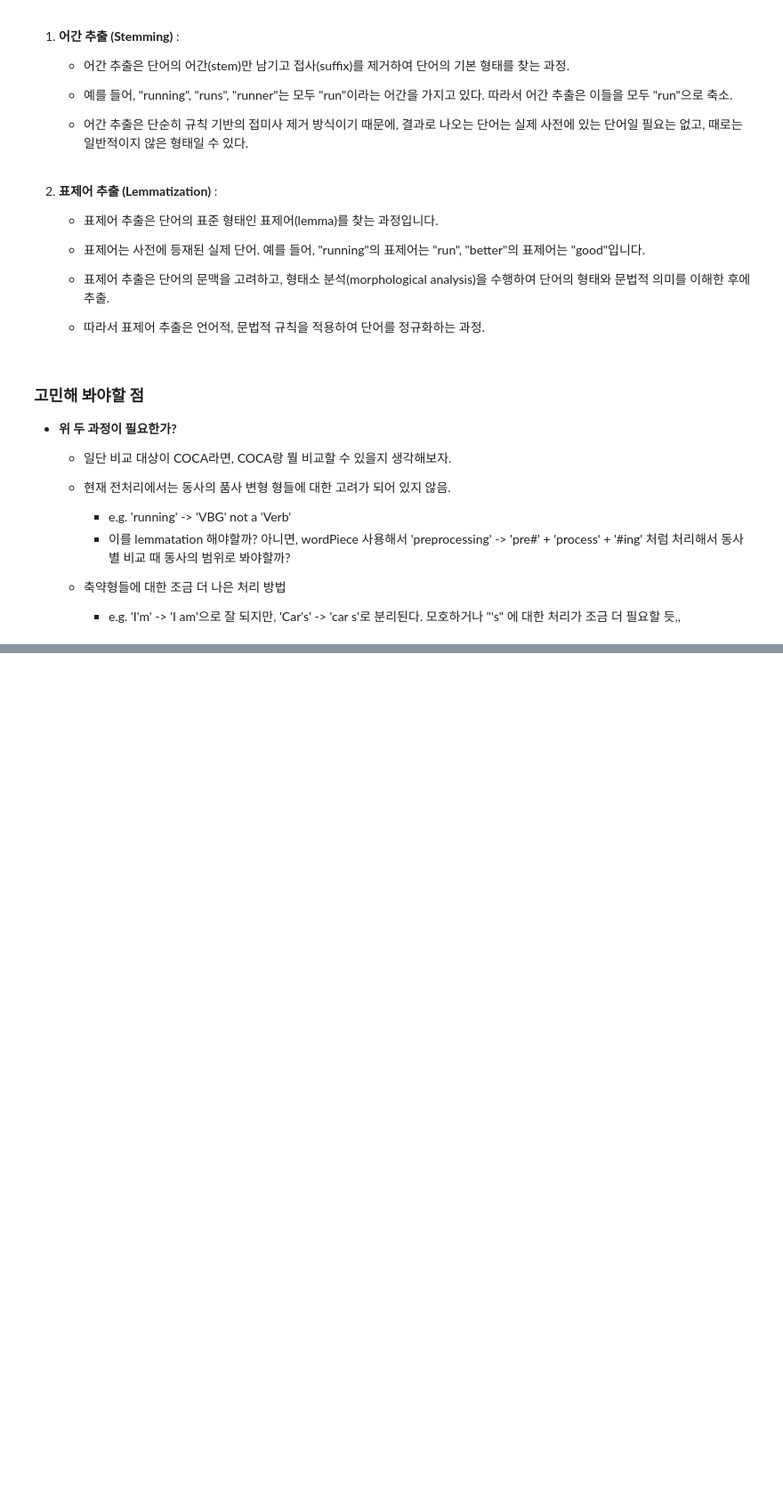
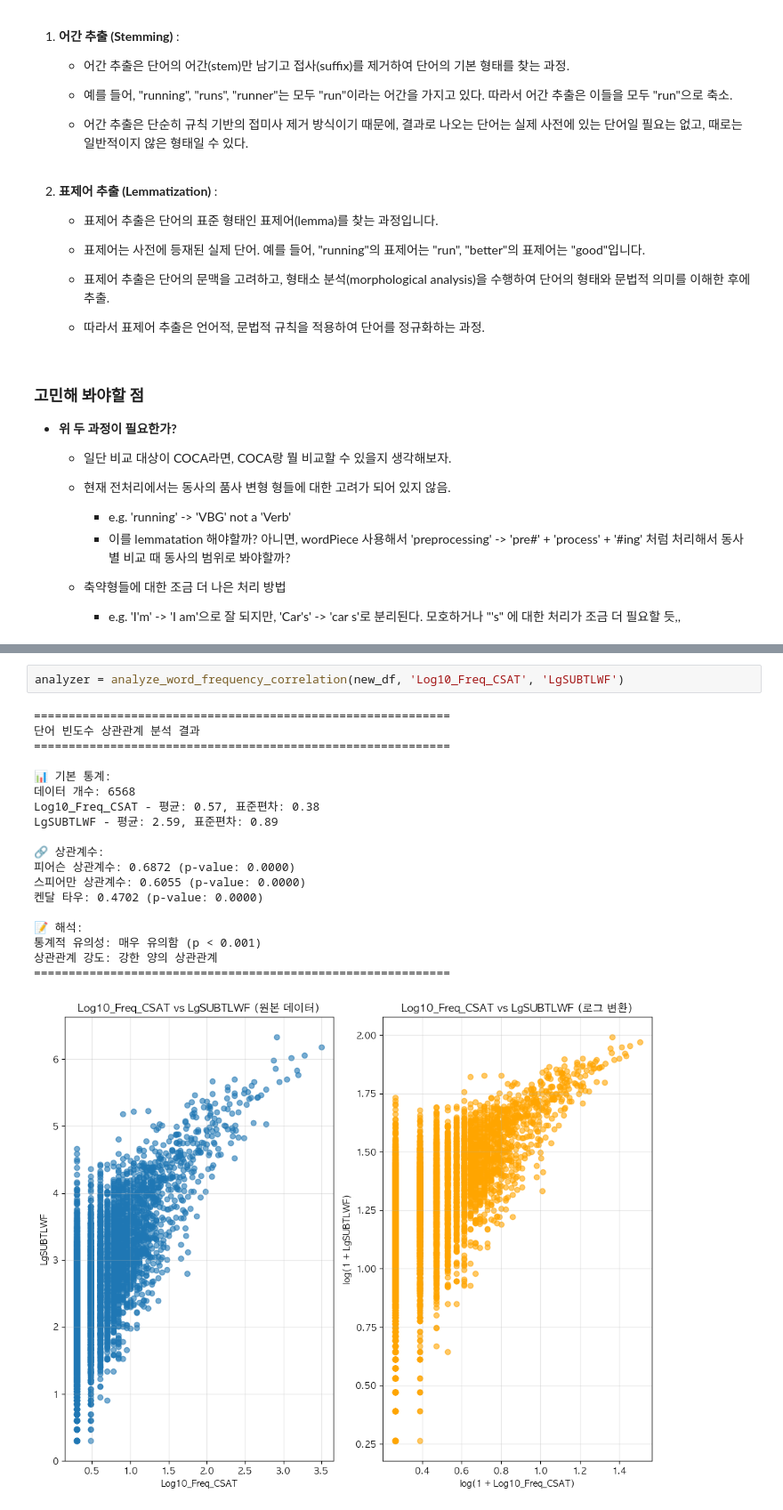
Before and after one commit to irregular6612/english-corpus-comparison, a Jupyter notebook: preprocessing.ipynb, the cells around one changed output, grey strips where cells are left out. Shown at 89% size. Saved outputs shown, nothing was run; the diff lists cells and outputs as text; blank space fills up the shorter version.

```diff
--- a/preprocessing.ipynb
+++ b/preprocessing.ipynb
@@ -751,0 +1399,22 @@ nltk.pos_tag(tokens)
+# %%
+analyzer = analyze_word_frequency_correlation(new_df, 'Log10_Freq_CSAT', 'LgSUBTLWF')
+# %% [output]
+============================================================
+단어 빈도수 상관관계 분석 결과
+============================================================
+
+📊 기본 통계:
+데이터 개수: 6568
+Log10_Freq_CSAT - 평균: 0.57, 표준편차: 0.38
+LgSUBTLWF - 평균: 2.59, 표준편차: 0.89
+
+🔗 상관계수:
+피어슨 상관계수: 0.6872 (p-value: 0.0000)
+스피어만 상관계수: 0.6055 (p-value: 0.0000)
+켄달 타우: 0.4702 (p-value: 0.0000)
+
+📝 해석:
+통계적 유의성: 매우 유의함 (p < 0.001)
+상관관계 강도: 강한 양의 상관관계
+============================================================
+[figure, added]
```
Also changed, not shown: parts of 26 cells of this notebook.
